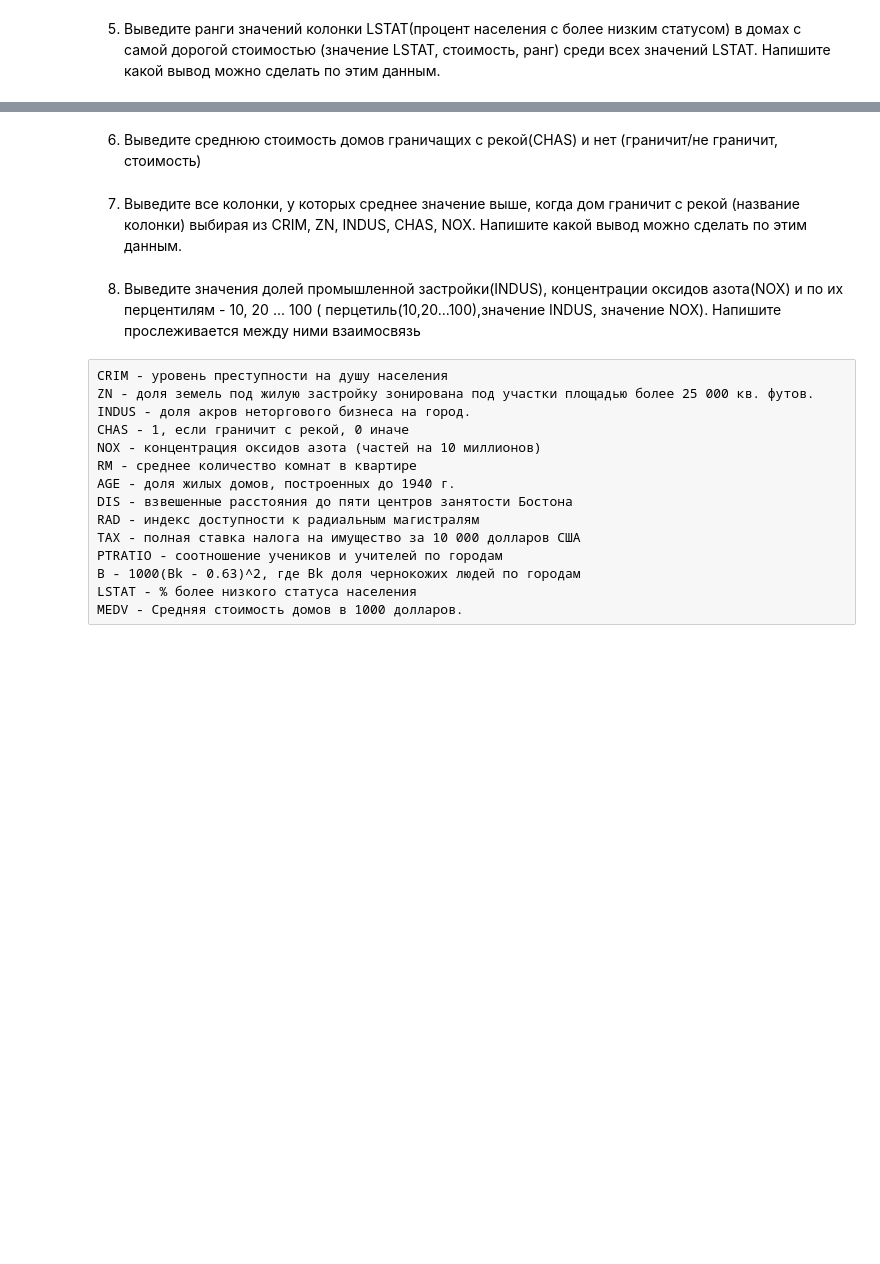
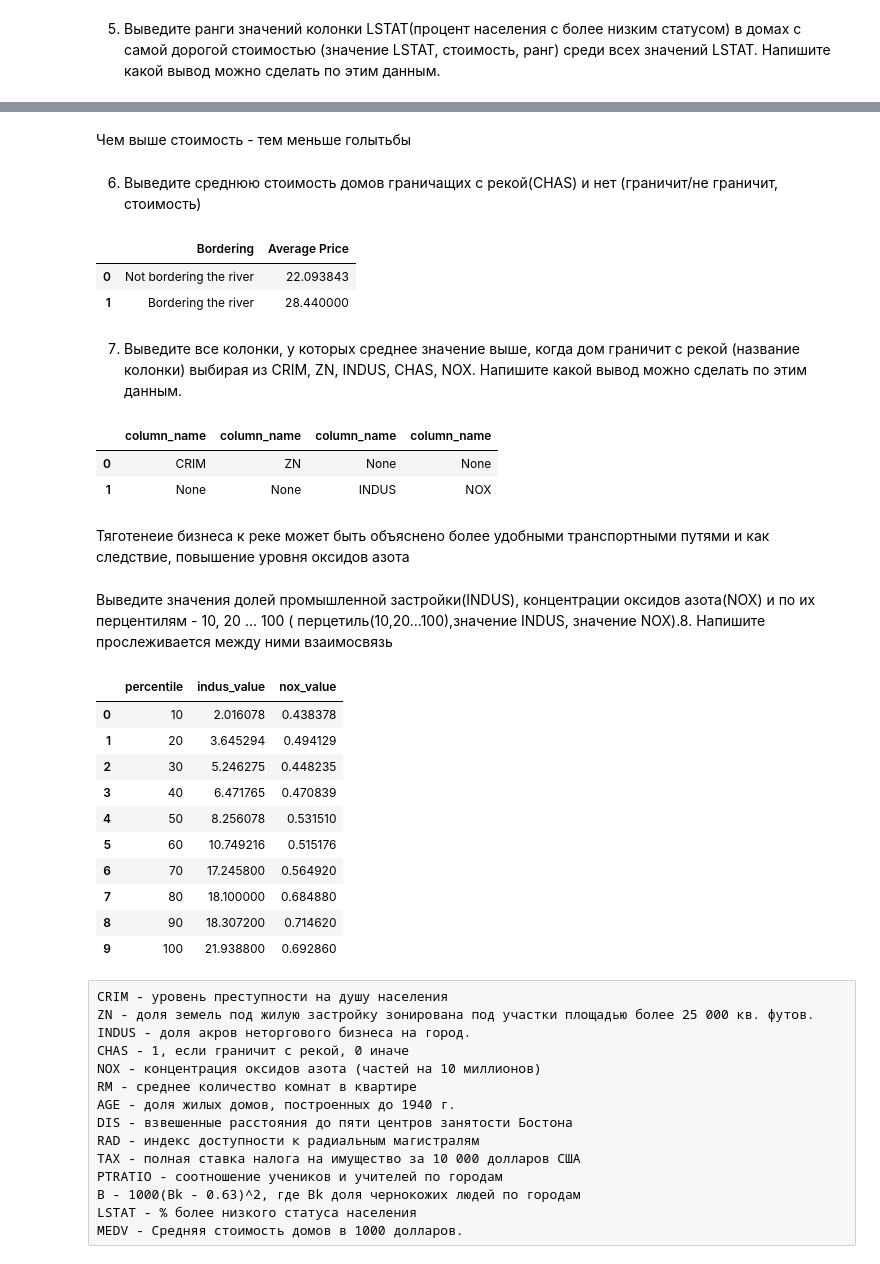
Before and after one commit to omutninsk/sql_2, a Jupyter notebook: HW_2_sql.ipynb, the cells around one changed output, grey strips where cells are left out. Cells and saved outputs as stored; diff of their text form; code cells hidden in the pictures; blank space fills up the shorter version.

```diff
--- a/HW_2_sql.ipynb
+++ b/HW_2_sql.ipynb
@@ -83,2 +180,4 @@ pd.read_sql(
+# %% [markdown]
+Чем выше стоимость - тем меньше голытьбы
 # %% [markdown]
 6. Выведите среднюю стоимость домов граничащих с рекой(CHAS) и нет (граничит/не граничит, стоимость)
@@ -94,2 +184,18 @@ pd.read_sql(
+# %%
+tasks+=1
+pd.read_sql(
+    '''
+    SELECT
+    (CASE WHEN CHAS = 0 THEN 'Not bordering the river' ELSE 'Bordering the river' END) as "Bordering",
+    AVG(MEDV) as "Average Price"
+    FROM boston
+    GROUP BY CHAS;
+    ''',
+    con,
+)
+# %% [output]
+|  | Bordering | Average Price |
+| 0 | Not bordering the river | 22.093843 |
+| 1 | Bordering the river | 28.440000 |
 # %% [markdown]
 7. Выведите все колонки, у которых среднее значение выше, когда дом граничит с рекой (название колонки) выбирая из CRIM, ZN, INDUS, CHAS, NOX. Напишите какой вывод можно сделать по этим данным.
@@ -105,2 +202,28 @@ pd.read_sql(
+# %%
+tasks+=1
+pd.read_sql(
+    '''
+    WITH cte AS (
+  SELECT CHAS, AVG(CRIM) as avg_CRIM, AVG(ZN) as avg_ZN, AVG(INDUS) as avg_INDUS, AVG(NOX) as avg_NOX
+  FROM boston
+  GROUP BY CHAS
+)
+SELECT
+  (CASE WHEN cte.avg_CRIM > cte2.avg_CRIM THEN 'CRIM' ELSE NULL END) as column_name
+  ,(CASE WHEN cte.avg_ZN > cte2.avg_ZN THEN 'ZN' ELSE NULL END) as column_name
+  ,(CASE WHEN cte.avg_INDUS > cte2.avg_INDUS THEN 'INDUS' ELSE NULL END) as column_name
+  ,(CASE WHEN cte.avg_NOX > cte2.avg_NOX THEN 'NOX' ELSE NULL END) as column_name
+FROM cte
+JOIN cte cte2
+ON cte.CHAS <> cte2.CHAS
+    ''',
+    con,
+)
+# %% [output]
+|  | column_name | column_name | column_name | column_name |
+| 0 | CRIM | ZN | None | None |
+| 1 | None | None | INDUS | NOX |
+# %% [markdown]
+Тяготенеие бизнеса к реке может быть объяснено более удобными транспортными путями и как следствие, повышение уровня оксидов азота
 # %% [markdown]
-8. Выведите значения долей промышленной застройки(INDUS), концентрации оксидов азота(NOX) и по их перцентилям - 10, 20 ... 100 ( перцетиль(10,20...100),значение INDUS, значение NOX). Напишите прослеживается между ними взаимосвязь
+Выведите значения долей промышленной застройки(INDUS), концентрации оксидов азота(NOX) и по их перцентилям - 10, 20 ... 100 ( перцетиль(10,20...100),значение INDUS, значение NOX).8.  Напишите прослеживается между ними взаимосвязь
@@ -115,0 +230,34 @@ pd.read_sql(
+# %%
+tasks+=1
+pd.read_sql(
+    '''
+  WITH cte AS (
+  SELECT
+    INDUS,
+    NOX,
+    NTILE(10) OVER (ORDER BY INDUS) AS indus_tile,
+    NTILE(10) OVER (ORDER BY NOX) AS nox_tile
+  FROM boston
+)
+SELECT
+  10 * indus_tile AS percentile,
+  AVG(INDUS) AS indus_value,
+  AVG(NOX) AS nox_value
+FROM cte
+GROUP BY indus_tile
+ORDER BY percentile;
+        ''',
+    con,
+)
+# %% [output]
+|  | percentile | indus_value | nox_value |
+| 0 | 10 | 2.016078 | 0.438378 |
+| 1 | 20 | 3.645294 | 0.494129 |
+| 2 | 30 | 5.246275 | 0.448235 |
+| 3 | 40 | 6.471765 | 0.470839 |
+| 4 | 50 | 8.256078 | 0.531510 |
+| 5 | 60 | 10.749216 | 0.515176 |
+| 6 | 70 | 17.245800 | 0.564920 |
+| 7 | 80 | 18.100000 | 0.684880 |
+| 8 | 90 | 18.307200 | 0.714620 |
+| 9 | 100 | 21.938800 | 0.692860 |
```
Also changed, not shown: parts of 18 cells of this notebook.
